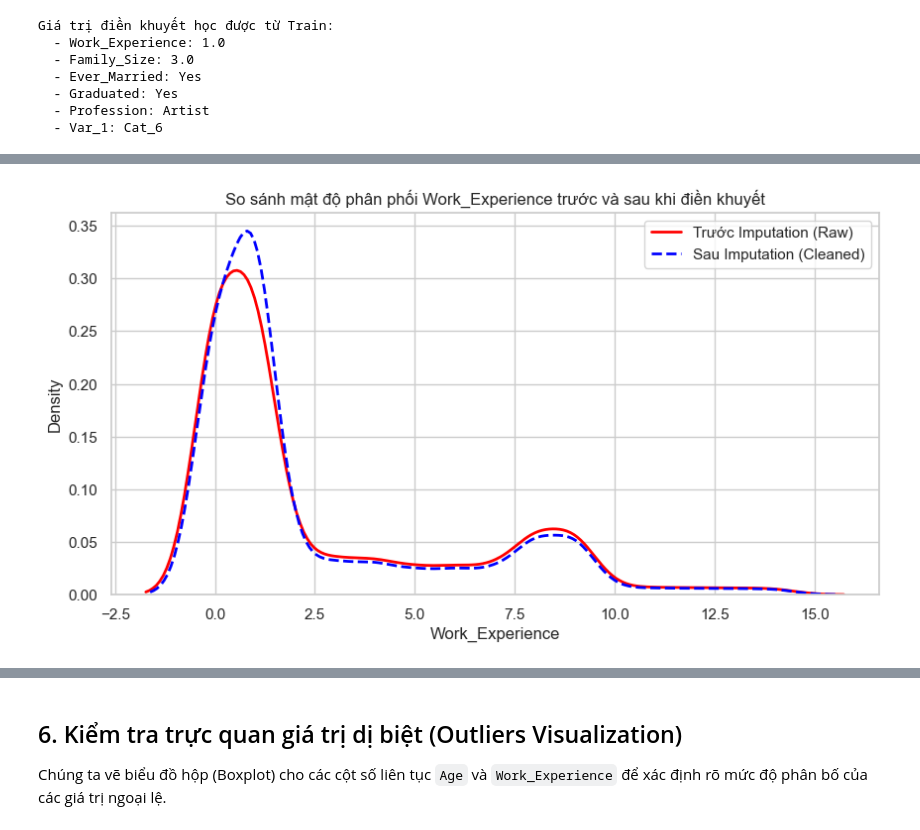
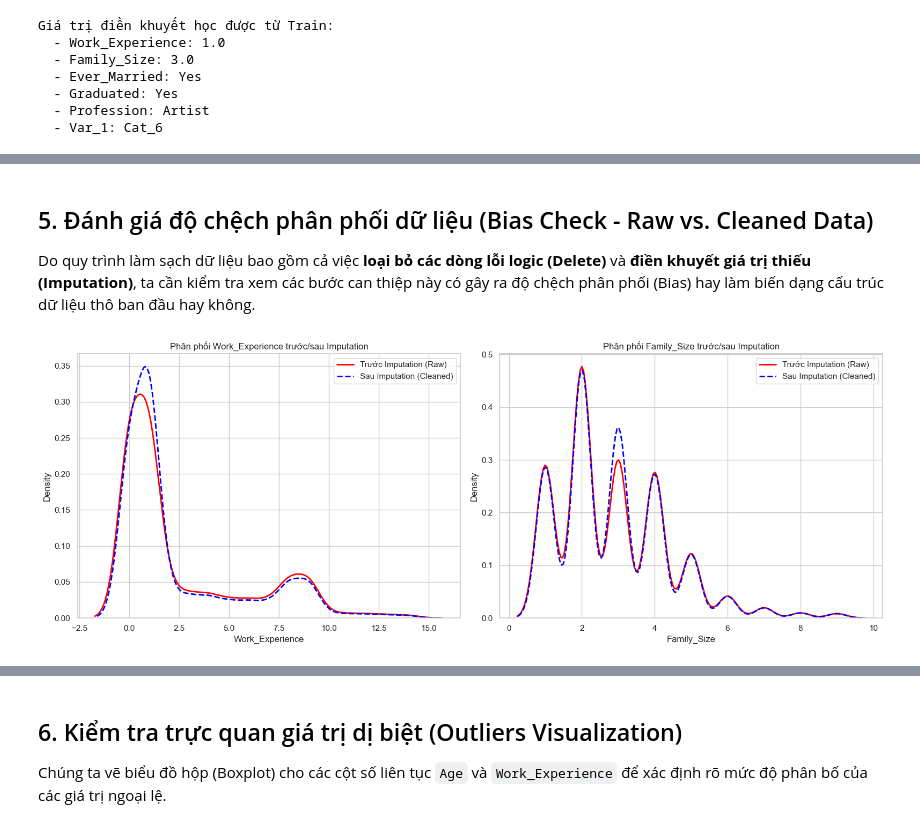
Before and after one commit to itsanhkhoi12/UTH-MACHINE-LEARNING-ASSIGNMENTS-GR02, a Jupyter notebook: practice_3/vqd_3/03_data_cleaning.ipynb, the cells around one changed output, grey strips where cells are left out. Drawn from its saved outputs; the diff is of its cells as text; code cells hidden in the pictures.

```diff
--- a/practice_3/vqd_3/03_data_cleaning.ipynb
+++ b/practice_3/vqd_3/03_data_cleaning.ipynb
@@ -45,0 +47,15 @@ Sau khi xóa trùng lặp - Train: (8068, 11), Test: (2627, 10)
+# %%
+# Thống kê kích thước trước khi lọc
+size_before = train_df.shape[0]
+
+# 1. Xác định các bản ghi thực sự vi phạm logic (bỏ qua NaN để xử lý điền khuyết sau)
+mask_anomaly_age = (train_df['Age'] - train_df['Work_Experience'] < 15)
+mask_anomaly_prof = (train_df['Profession'].isin(['Doctor', 'Lawyer'])) & (train_df['Graduated'] == 'No')
+
+# 2. Loại bỏ các bản ghi thực sự vi phạm logic
+train_df = train_df[~(mask_anomaly_age | mask_anomaly_prof)]
+
+size_after = train_df.shape[0]
+print(f"Kích thước trước khi lọc logic: {size_before}")
+print(f"Kích thước sau khi lọc logic:  {size_after}")
+print(f"Số lượng bản ghi bị loại bỏ:   {size_before - size_after}")
@@ -175,9 +195,7 @@ train_df_raw = train_df.copy()
 for col in train_df.columns:
     if col in impute_values:
         train_df[col] = train_df[col].fillna(impute_values[col])
-        test_df[col] = test_df[col].fillna(impute_values[col])
 
 print(f"Số lượng khuyết thiếu sau xử lý ở Train: {train_df.isnull().sum().sum()}")
-print(f"Số lượng khuyết thiếu sau xử lý ở Test:  {test_df.isnull().sum().sum()}")
 # %% [output]
 Số lượng khuyết thiếu sau xử lý ở Train: 0
@@ -189,9 +202,23 @@ Chúng ta vẽ biểu đồ mật độ (KDE Plot) của biến `Work_Experience
+# %% [markdown]
+## 5. Đánh giá độ chệch phân phối dữ liệu (Bias Check - Raw vs. Cleaned Data)
+
+Do quy trình làm sạch dữ liệu bao gồm cả việc **loại bỏ các dòng lỗi logic (Delete)** và **điền khuyết giá trị thiếu (Imputation)**, ta cần kiểm tra xem các bước can thiệp này có gây ra độ chệch phân phối (Bias) hay làm biến dạng cấu trúc dữ liệu thô ban đầu hay không.
 # %%
-fig, ax = plt.subplots(figsize=(10, 5))
-sns.kdeplot(data=train_df_raw, x='Work_Experience', label='Trước Imputation (Raw)', ax=ax, color='red', linewidth=2)
-sns.kdeplot(data=train_df, x='Work_Experience', label='Sau Imputation (Cleaned)', ax=ax, color='blue', linewidth=2, linestyle='--')
-ax.set_title("So sánh mật độ phân phối Work_Experience trước và sau khi điền khuyết")
-ax.legend()
+fig, axes = plt.subplots(1, 2, figsize=(16, 6))
+
+# So sánh Work_Experience
+sns.kdeplot( data=train_df_raw, x='Work_Experience', label='Trước Imputation (Raw)', ax=axes[0], color='red', linewidth=2)
+sns.kdeplot(data=train_df, x='Work_Experience', label='Sau Imputation (Cleaned)', ax=axes[0], color='blue', linewidth=2, linestyle='--')
+axes[0].set_title("Phân phối Work_Experience trước/sau Imputation")
+axes[0].legend()
+
+# So sánh Family_Size
+sns.kdeplot(data=train_df_raw, x='Family_Size', label='Trước Imputation (Raw)', ax=axes[1], color='red', linewidth=2)
+sns.kdeplot(data=train_df, x='Family_Size', label='Sau Imputation (Cleaned)', ax=axes[1], color='blue', linewidth=2, linestyle='--')
+axes[1].set_title("Phân phối Family_Size trước/sau Imputation")
+axes[1].legend()
+
+plt.tight_layout()
 plt.show()
 # %% [output]
-[figure, old version]
+[figure, new version]
```
Also changed, not shown: parts of 21 cells of this notebook, 33 other files.
